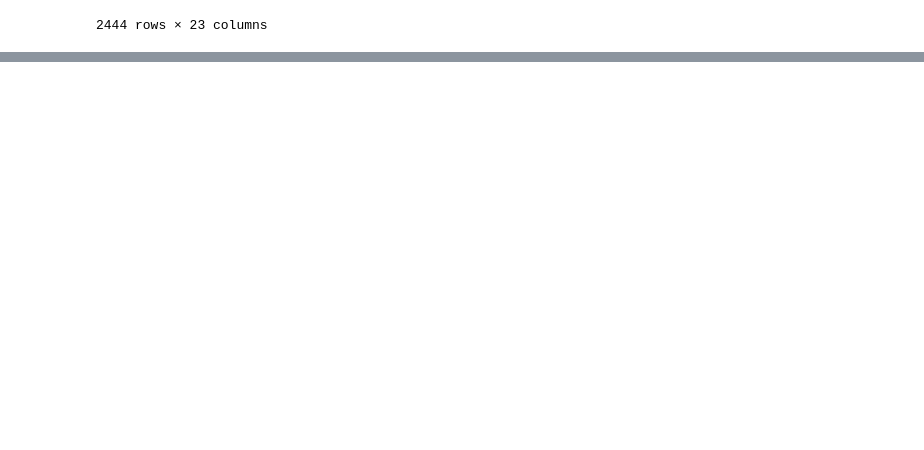
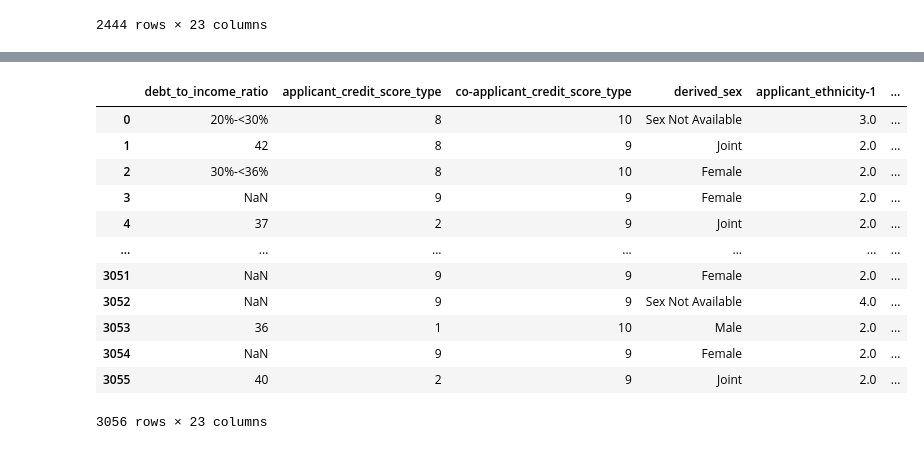
Before and after one commit to Abhishek-Dutta-Deloitte/Generalized_Model, a Jupyter notebook: notebook/HMDA Prediction.ipynb, the cells around one changed output, grey strips where cells are left out. Saved outputs shown, nothing was run; the diff lists cells and outputs as text; code cells hidden in the pictures; blank space fills up the shorter version.

```diff
--- a/notebook/HMDA Prediction.ipynb
+++ b/notebook/HMDA Prediction.ipynb
@@ -807,0 +865,3 @@ train_df.to_csv('train.csv', index=False)
+# %%
+pd.set_option('display.max_columns', None)
+df.head(5)
@@ -807,0 +875,17 @@ train_df.to_csv('train.csv', index=False)
+# %%
+df - pd.read_clipboard()
+df
+# %% [output]
+|  | debt_to_income_ratio | applicant_credit_score_type | co-applicant_credit_score_type | derived_sex | applicant_ethnicity-1 | ... |
+| 0 | 20%-<30% | 8 | 10 | Sex Not Available | 3.0 | ... |
+| 1 | 42 | 8 | 9 | Joint | 2.0 | ... |
+| 2 | 30%-<36% | 8 | 10 | Female | 2.0 | ... |
+| 3 | NaN | 9 | 9 | Female | 2.0 | ... |
+| 4 | 37 | 2 | 9 | Joint | 2.0 | ... |
+| ... | ... | ... | ... | ... | ... | ... |
+| 3051 | NaN | 9 | 9 | Female | 2.0 | ... |
+| 3052 | NaN | 9 | 9 | Sex Not Available | 4.0 | ... |
+| 3053 | 36 | 1 | 10 | Male | 2.0 | ... |
+| 3054 | NaN | 9 | 9 | Female | 2.0 | ... |
+| 3055 | 40 | 2 | 9 | Joint | 2.0 | ... |
+3056 rows × 23 columns
```
Also changed, not shown: parts of 41 cells of this notebook, 10 other files.
